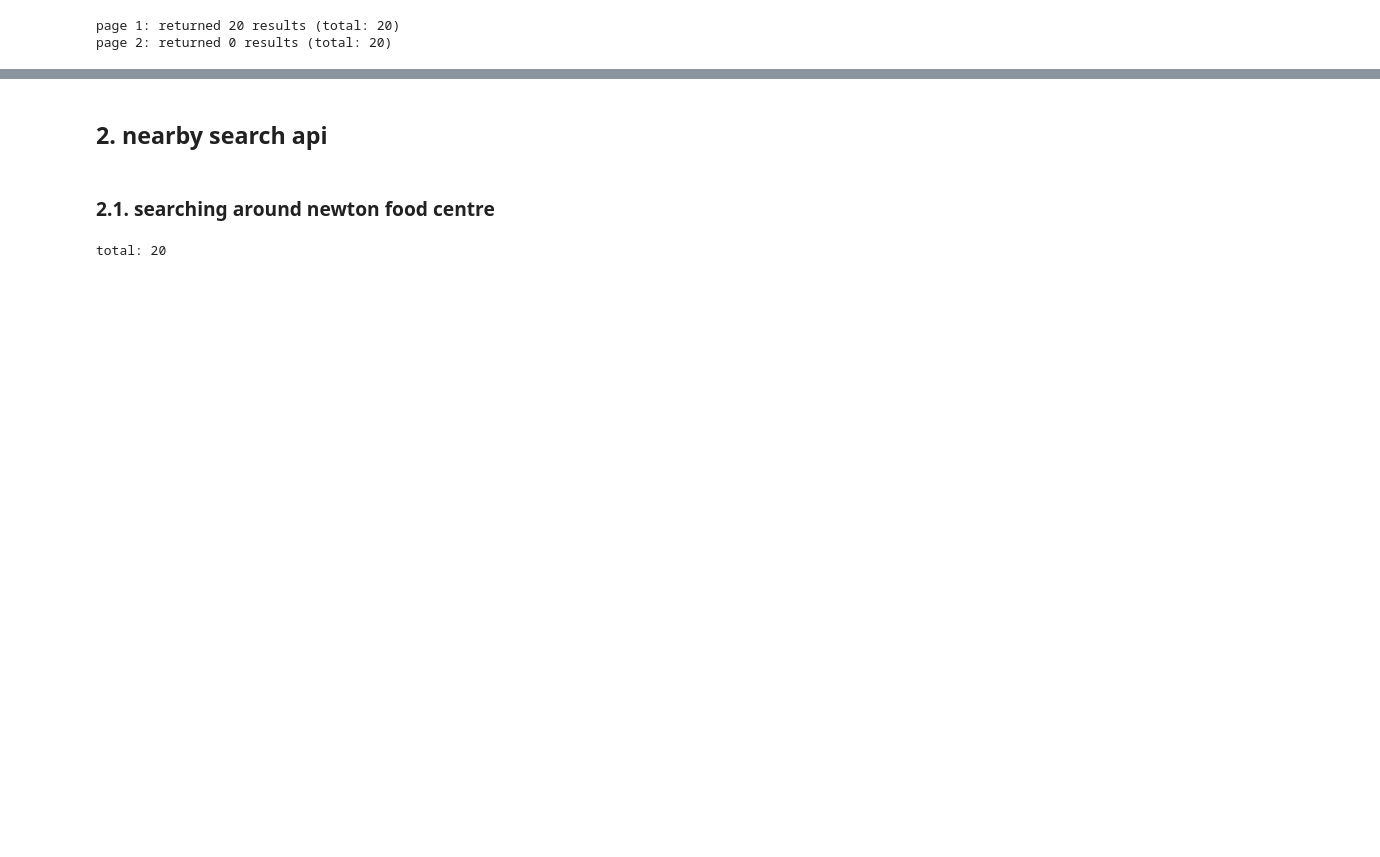
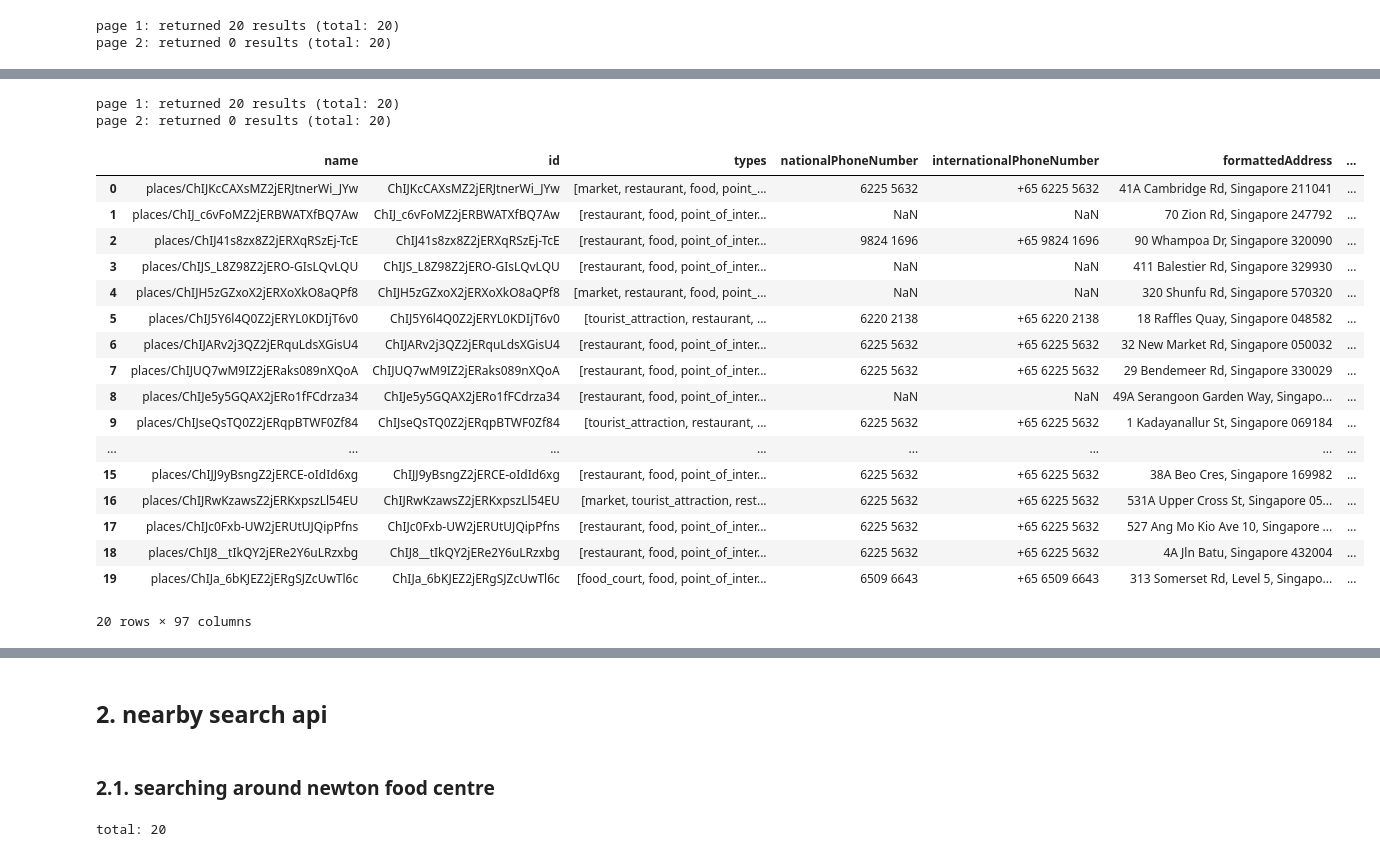
Before and after one commit to koshyan/places-api, a Jupyter notebook: places_api.ipynb, the cells around one changed output, grey strips where cells are left out. Cells and saved outputs as stored; diff of their text form; code cells hidden in the pictures; blank space fills up the shorter version.

```diff
--- a/places_api.ipynb
+++ b/places_api.ipynb
@@ -755,0 +845,29 @@ test_1_5b[['displayName.text',
+# %%
+fieldmask_1_6c = '*'
+textquery_1_6c = 'hawker stalls near S(229495)'
+
+test_1_6c = call_text_search_api(fieldmask_1_6c, textquery_1_6c, api_key)
+# %% [output]
+page 1: returned 20 results (total: 20)
+page 2: returned 0 results (total: 20)
+# %%
+test_1_6c
+# %% [output]
+|  | name | id | types | nationalPhoneNumber | internationalPhoneNumber | formattedAddress | ... |
+| 0 | places/ChIJKcCAXsMZ2jERJtnerWi_JYw | ChIJKcCAXsMZ2jERJtnerWi_JYw | [market, restaurant, food, point_... | 6225 5632 | +65 6225 5632 | 41A Cambridge Rd, Singapore 211041 | ... |
+| 1 | places/ChIJ_c6vFoMZ2jERBWATXfBQ7Aw | ChIJ_c6vFoMZ2jERBWATXfBQ7Aw | [restaurant, food, point_of_inter... | NaN | NaN | 70 Zion Rd, Singapore 247792 | ... |
+| 2 | places/ChIJ41s8zx8Z2jERXqRSzEj-TcE | ChIJ41s8zx8Z2jERXqRSzEj-TcE | [restaurant, food, point_of_inter... | 9824 1696 | +65 9824 1696 | 90 Whampoa Dr, Singapore 320090 | ... |
+| 3 | places/ChIJS_L8Z98Z2jERO-GIsLQvLQU | ChIJS_L8Z98Z2jERO-GIsLQvLQU | [restaurant, food, point_of_inter... | NaN | NaN | 411 Balestier Rd, Singapore 329930 | ... |
+| 4 | places/ChIJH5zGZxoX2jERXoXkO8aQPf8 | ChIJH5zGZxoX2jERXoXkO8aQPf8 | [market, restaurant, food, point_... | NaN | NaN | 320 Shunfu Rd, Singapore 570320 | ... |
+| 5 | places/ChIJ5Y6l4Q0Z2jERYL0KDIjT6v0 | ChIJ5Y6l4Q0Z2jERYL0KDIjT6v0 | [tourist_attraction, restaurant, ... | 6220 2138 | +65 6220 2138 | 18 Raffles Quay, Singapore 048582 | ... |
+| 6 | places/ChIJARv2j3QZ2jERquLdsXGisU4 | ChIJARv2j3QZ2jERquLdsXGisU4 | [restaurant, food, point_of_inter... | 6225 5632 | +65 6225 5632 | 32 New Market Rd, Singapore 050032 | ... |
+| 7 | places/ChIJUQ7wM9IZ2jERaks089nXQoA | ChIJUQ7wM9IZ2jERaks089nXQoA | [restaurant, food, point_of_inter... | 6225 5632 | +65 6225 5632 | 29 Bendemeer Rd, Singapore 330029 | ... |
+| 8 | places/ChIJe5y5GQAX2jERo1fFCdrza34 | ChIJe5y5GQAX2jERo1fFCdrza34 | [restaurant, food, point_of_inter... | NaN | NaN | 49A Serangoon Garden Way, Singapo... | ... |
+| 9 | places/ChIJseQsTQ0Z2jERqpBTWF0Zf84 | ChIJseQsTQ0Z2jERqpBTWF0Zf84 | [tourist_attraction, restaurant, ... | 6225 5632 | +65 6225 5632 | 1 Kadayanallur St, Singapore 069184 | ... |
+| ... | ... | ... | ... | ... | ... | ... | ... |
+| 15 | places/ChIJJ9yBsngZ2jERCE-oIdId6xg | ChIJJ9yBsngZ2jERCE-oIdId6xg | [restaurant, food, point_of_inter... | 6225 5632 | +65 6225 5632 | 38A Beo Cres, Singapore 169982 | ... |
+| 16 | places/ChIJRwKzawsZ2jERKxpszLl54EU | ChIJRwKzawsZ2jERKxpszLl54EU | [market, tourist_attraction, rest... | 6225 5632 | +65 6225 5632 | 531A Upper Cross St, Singapore 05... | ... |
+| 17 | places/ChIJc0Fxb-UW2jERUtUJQipPfns | ChIJc0Fxb-UW2jERUtUJQipPfns | [restaurant, food, point_of_inter... | 6225 5632 | +65 6225 5632 | 527 Ang Mo Kio Ave 10, Singapore ... | ... |
+| 18 | places/ChIJ8__tIkQY2jERe2Y6uLRzxbg | ChIJ8__tIkQY2jERe2Y6uLRzxbg | [restaurant, food, point_of_inter... | 6225 5632 | +65 6225 5632 | 4A Jln Batu, Singapore 432004 | ... |
+| 19 | places/ChIJa_6bKJEZ2jERgSJZcUwTl6c | ChIJa_6bKJEZ2jERgSJZcUwTl6c | [food_court, food, point_of_inter... | 6509 6643 | +65 6509 6643 | 313 Somerset Rd, Level 5, Singapo... | ... |
+20 rows × 97 columns
```
Also changed, not shown: parts of 33 cells of this notebook, 2 other files.
